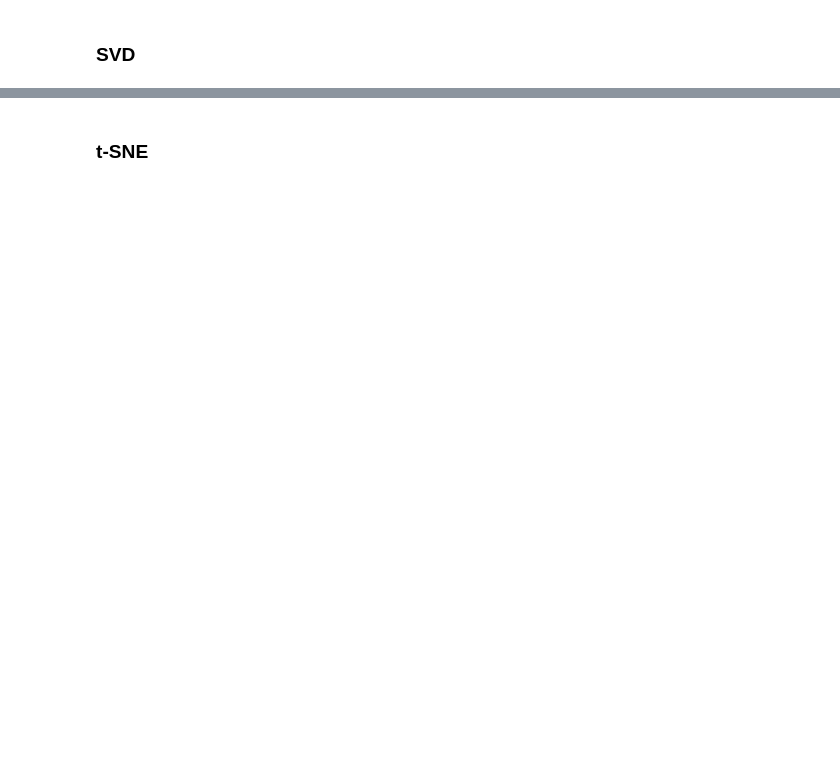
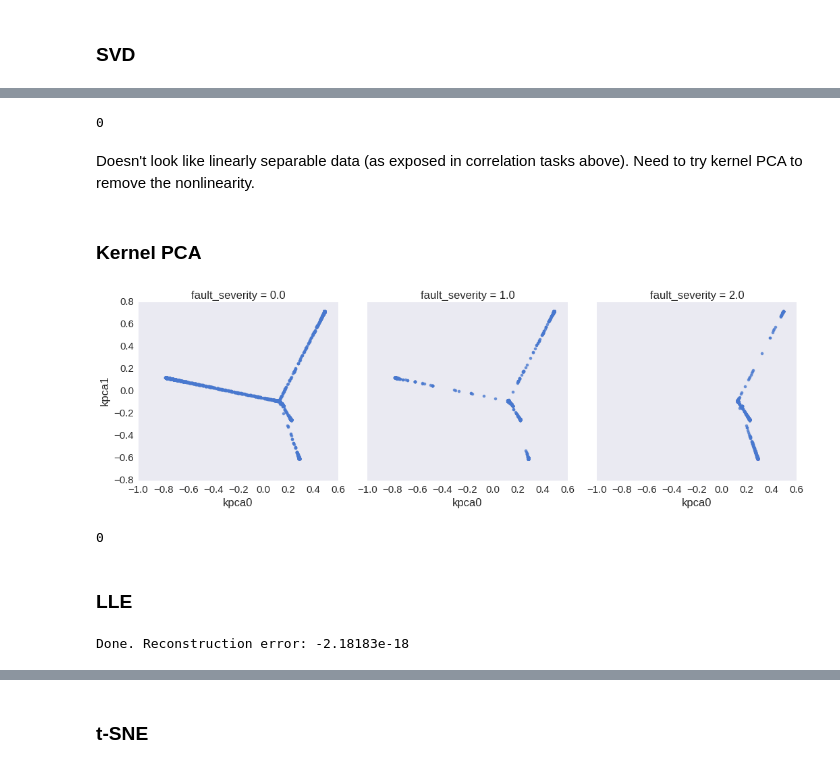
Before and after one commit to abiraja2004/ml_fun, a Jupyter notebook: telstra/notes.ipynb, the cells around one changed output, grey strips where cells are left out. Saved outputs shown, nothing was run; the diff lists cells and outputs as text; code cells hidden in the pictures; blank space fills up the shorter version.

```diff
--- a/telstra/notes.ipynb
+++ b/telstra/notes.ipynb
@@ -622,0 +675,53 @@ plt.title("$p_{j|i}$ (variable $\sigma$)")
+# %%
+# save to hdf5 file
+hdf = pd.HDFStore(hdf_file)
+hdf.put('df_pca', df_pca)
+hdf.close()
+call(["lrztar", "-zf", hdf_file])
+# %% [output]
+0
+# %% [markdown]
+Doesn't look like linearly separable data (as exposed in correlation tasks above). Need to try kernel PCA to remove the nonlinearity.
+# %% [markdown]
+### Kernel PCA
+# %%
+# transform X
+X_kpca = KernelPCA(n_components=2, kernel="rbf", gamma=20).fit_transform(X)
+# %%
+# save pca to df and add back dropped cols
+df_kpca = pd.DataFrame(X_kpca,
+                       columns=['kpca{}'.format(c) for c in range(ncomps)],
+                       index=df_all.index)
+
+for c in drop:
+    df_kpca[c] = df_all[c]
+
+# save col names for easy filter later
+kpcacols = [c for c in df_kpca.columns if c[:4] == 'kpca']
+
+# check size
+assert(df_kpca.shape[0] == df_all.shape[0])
+# %%
+g = sns.lmplot('kpca0', 'kpca1',
+               data=df_kpca,
+               fit_reg=False,
+               col="fault_severity")
+# %% [output]
+[figure, added]
+# %%
+# save to hdf5 file
+hdf = pd.HDFStore(hdf_file)
+hdf.put('df_kpca', df_kpca)
+hdf.close()
+call(["lrztar", "-zf", hdf_file])
+# %% [output]
+0
+# %% [markdown]
+### LLE
+# %%
+from sklearn import manifold
+X_lle, err = manifold.locally_linear_embedding(X, n_neighbors=12,
+                                             n_components=2)
+print("Done. Reconstruction error: %g" % err)
+# %% [output]
+Done. Reconstruction error: -2.18183e-18
```
Also changed, not shown: parts of 51 cells of this notebook, 8 other files.
